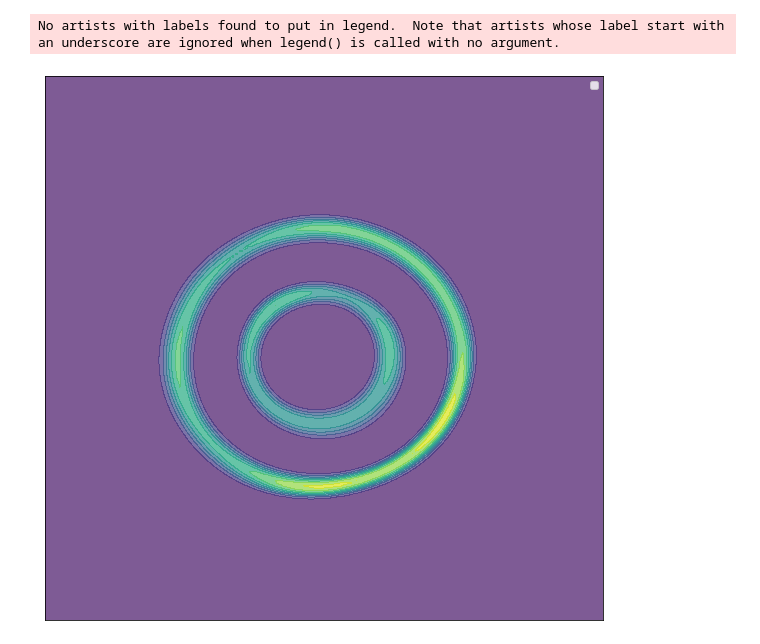
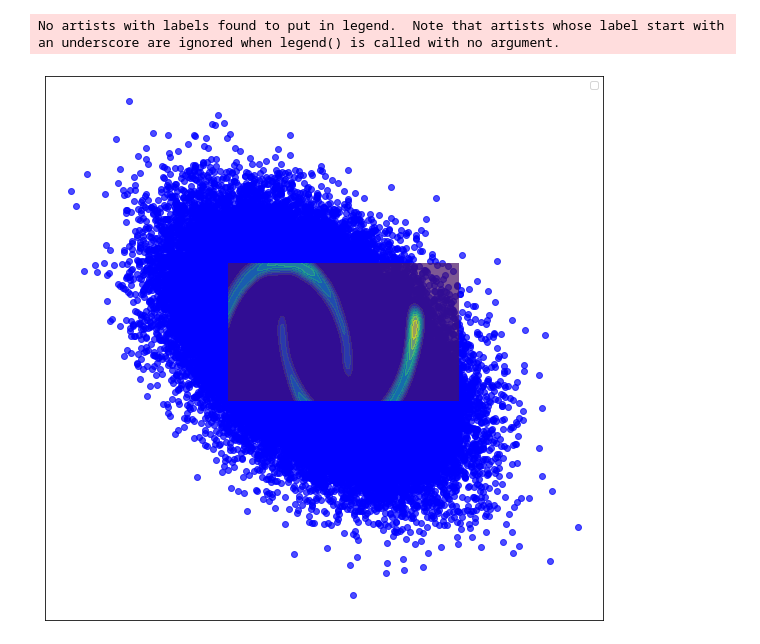
Before and after one commit to ElouanARGOUARCH/NeuralRatio, a Jupyter notebook: experiments/Binary Classifier_visual.ipynb, the cells around one changed output. Drawn from its saved outputs; the diff is of its cells as text; code cells hidden in the pictures.

```diff
--- a/experiments/Binary Classifier_visual.ipynb
+++ b/experiments/Binary Classifier_visual.ipynb
@@ -62,13 +60,13 @@ plt.scatter(target_samples[:,0], target_samples[:,1], color = 'red')
 # %%
 cov = torch.cov(target_samples.T)
-proposal = torch.distributions.MultivariateNormal(torch.mean(target_samples, dim = 0), 1/2*cov + 1/2*cov.T)
-proposed_samples = proposal.sample([10000])
-binary_classif = BinaryClassifier(target_samples, proposed_samples, [256,256,256])
-binary_classif.train(1000)
+NF_samples = torch.distributions.MultivariateNormal(torch.mean(target_samples, dim = 0), 1/2*cov + 1/2*cov.T).sample([100000])
+binary_classif = BinaryClassifier(target_samples, NF_samples, [128,128,128])
+binary_classif.train(200)
+
+plt.figure(figsize = (10,10))
+plt.tick_params(left = False, right = False , labelleft = False ,labelbottom = False, bottom = False)
+plt.scatter(NF_samples[:,0], NF_samples[:,1], color = 'blue', alpha = 0.7)
+plot_2d_function(lambda x: torch.sigmoid(binary_classif.logit_r(x)), x_min = -1.5, x_max = 2.5, y_min = -1, y_max = 1.5, levels = 10, new_figure = False)
+# %% [output]
+No artists with labels found to put in legend.  Note that artists whose label start with an underscore are ignored when legend() is called with no argument.
+[figure, added]
-# %%
-plt.figure(figsize = (10,10))
-plt.tick_params(left = False, right = False , labelleft = False ,labelbottom = False, bottom = False)
-plot_2d_function(lambda x: torch.sigmoid(binary_classif.logit_r(x)), x_min = torch.min(NF_samples[:,0]), x_max =torch.max(NF_samples[:,0]), y_min = torch.min(NF_samples[:,1]), y_max =torch.max(NF_samples[:,1]) , levels = 10, new_figure = False)
-# %% [output]
-No artists with labels found to put in legend.  Note that artists whose label start with an underscore are ignored when legend() is called with no argument.
-[figure, removed]
```
Also changed, not shown: parts of 11 cells of this notebook, 12 other files.
